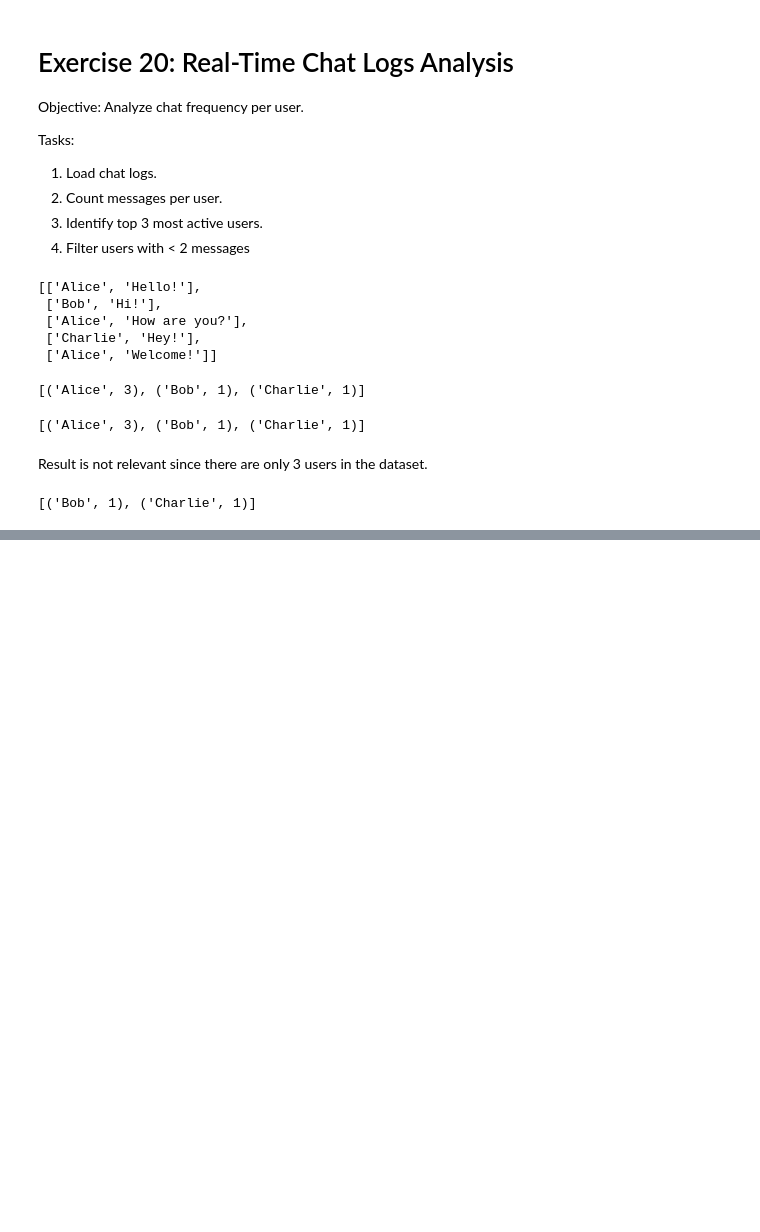
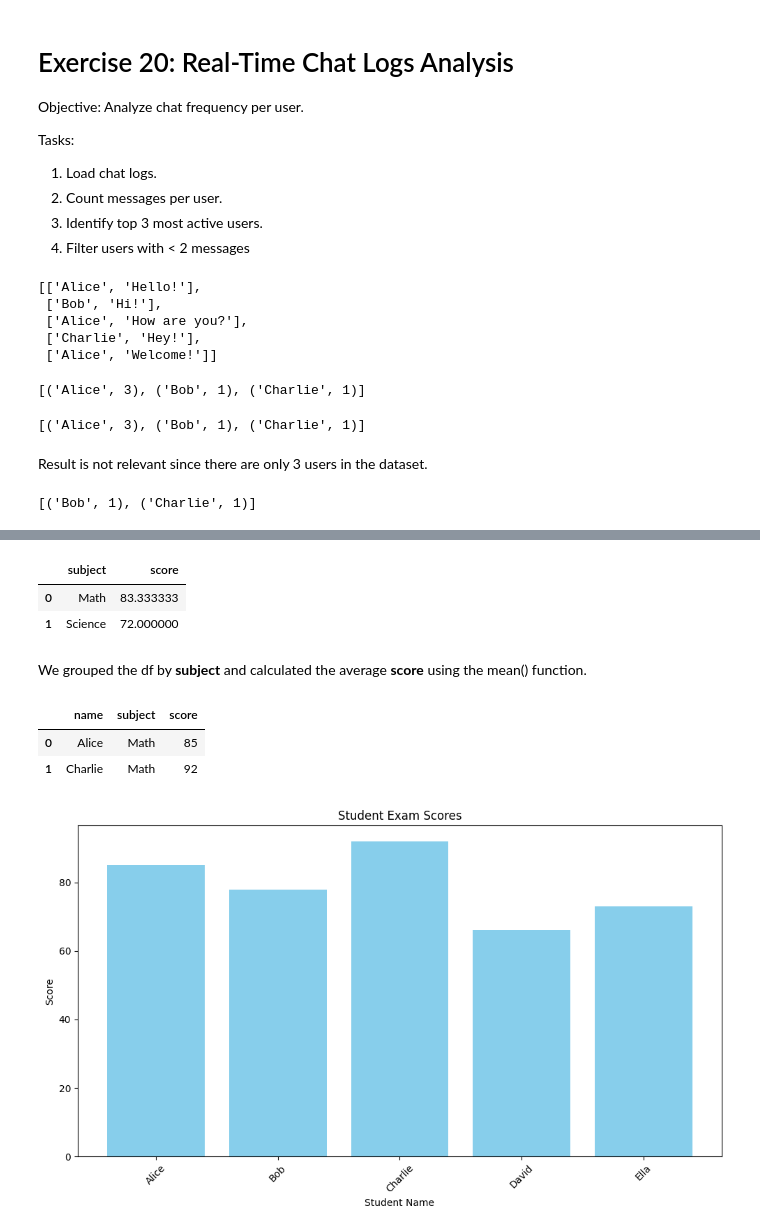
Before and after one commit to LucasKoc/ST2CBD-Lab2, a Jupyter notebook: ST2CBD-Lab2.ipynb, the cells around one changed output, grey strips where cells are left out. Drawn from its saved outputs; the diff is of its cells as text; code cells hidden in the pictures; blank space fills up the shorter version.

```diff
--- a/ST2CBD-Lab2.ipynb
+++ b/ST2CBD-Lab2.ipynb
@@ -1273,0 +1721,11 @@ sc.stop()
+# %%
+# 1. Read the data into a Spark DataFrame and convert to Pandas.
+spark = SparkSession.builder.appName(
+    "ST2CBD-Lab2-AnalyzeStudentExamScores"
+).getOrCreate()
+students_df = spark.read.csv(
+    f"{DIR_SPARK_PANDAS}/1 scores.csv", header=True, inferSchema=True
+)
+students_df = students_df.toPandas()
+
+students_df
@@ -1273,0 +1740,35 @@ sc.stop()
+# %%
+# 2. Calculate the average score for each subject.
+average_scores = students_df.groupby("subject")["score"].mean().reset_index()
+
+average_scores
+# %% [output]
+|  | subject | score |
+| 0 | Math | 83.333333 |
+| 1 | Science | 72.000000 |
+# %% [markdown]
+We grouped the df by **subject** and calculated the average **score** using the mean() function.
+# %%
+# 3. Filter students with scores above 80.
+students_above_80 = students_df[students_df["score"] > 80][
+    ["name", "subject", "score"]
+].reset_index(drop=True)
+
+students_above_80
+# %% [output]
+|  | name | subject | score |
+| 0 | Alice | Math | 85 |
+| 1 | Charlie | Math | 92 |
+# %%
+# 4. Visualize all scores using a bar plot.
+
+plt.figure(figsize=(10, 6))
+plt.bar(students_df["name"], students_df["score"], color="skyblue")
+plt.xlabel("Student Name")
+plt.ylabel("Score")
+plt.title("Student Exam Scores")
+plt.xticks(rotation=45)
+plt.tight_layout()
+plt.show()
+# %% [output]
+[figure, added]
```
Also changed, not shown: parts of 60 cells of this notebook, 1 other file.
